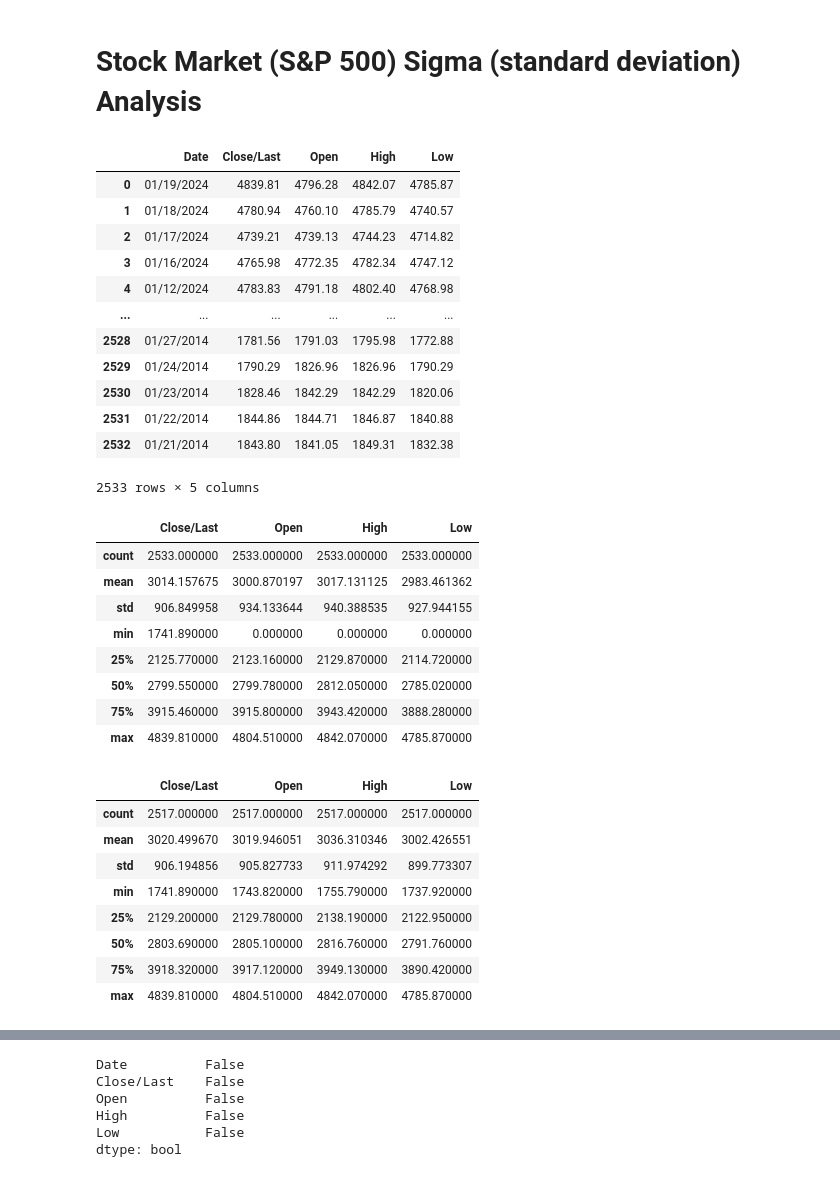
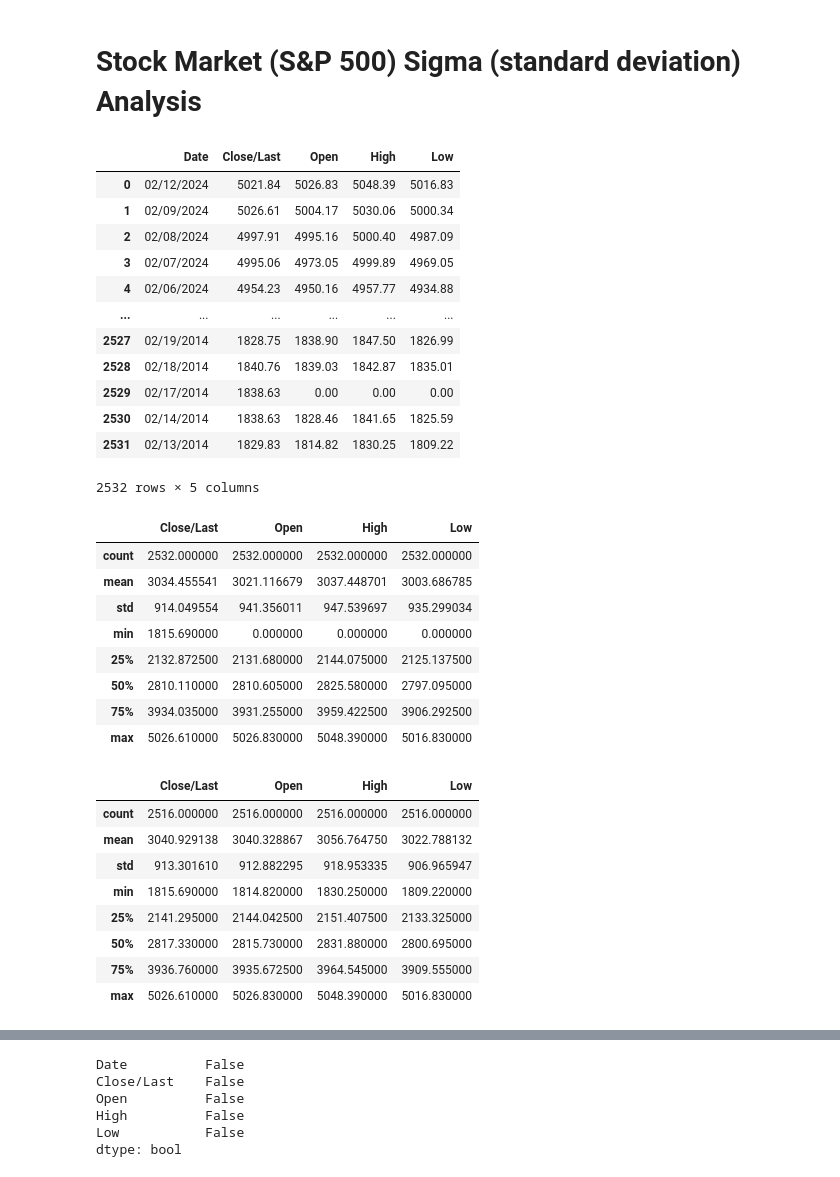
Before and after one commit to JohnBroberg/StockMarketSigma, a Jupyter notebook: StockMarketSigma.ipynb, the cells around one changed output, grey strips where cells are left out. Cells and saved outputs as stored; diff of their text form; code cells hidden in the pictures.

```diff
--- a/StockMarketSigma.ipynb
+++ b/StockMarketSigma.ipynb
@@ -4,58 +4,58 @@
 #created by John Broberg on 2022-05-29
 #inspired by "LET THE WILD RUMPUS BEGIN" by JEREMY GRANTHAM of GMO
 #ref. https://www.gmo.com/globalassets/articles/viewpoints/2022/gmo_let-the-wild-rumpus-begin_1-22.pdf
 
 #https://www.gmo.com/americas/research-library/entering-the-superbubbles-final-act/
 #"...superbubbles – 2.5 to 3 sigma events..."
 #"...ordinary 2 sigma bubbles..."
 #"Ordinary bubbles are, to us, those that reach a 2 sigma deviation from trend. Superbubbles reach 2.5 sigma or greater."
 
 #source data: https://www.nasdaq.com/market-activity/index/spx/historical
 
 #cd
 #cd git/StockMarketSigma
 #git pull https://github.com/JohnBroberg/StockMarketSigma.git
 
 #Get trendline equation
 #https://stackoverflow.com/questions/49460596/add-trendline-with-equation-in-2d-array
 #https://stackoverflow.com/questions/26447191/how-to-add-trendline-in-python-matplotlib-dot-scatter-graphs
 
 
 import pandas as pd
 import numpy as np
 import matplotlib.pyplot as plt
 import seaborn as sns
 
-data = 'HistoricalData_1705883392216.csv'
+data = 'HistoricalData_1707877102636.csv'
 df = pd.read_csv(data)
 
 df
 # %% [output]
 |  | Date | Close/Last | Open | High | Low |
-| 0 | 01/19/2024 | 4839.81 | 4796.28 | 4842.07 | 4785.87 |
-| 1 | 01/18/2024 | 4780.94 | 4760.10 | 4785.79 | 4740.57 |
-| 2 | 01/17/2024 | 4739.21 | 4739.13 | 4744.23 | 4714.82 |
-| 3 | 01/16/2024 | 4765.98 | 4772.35 | 4782.34 | 4747.12 |
-| 4 | 01/12/2024 | 4783.83 | 4791.18 | 4802.40 | 4768.98 |
+| 0 | 02/12/2024 | 5021.84 | 5026.83 | 5048.39 | 5016.83 |
+| 1 | 02/09/2024 | 5026.61 | 5004.17 | 5030.06 | 5000.34 |
+| 2 | 02/08/2024 | 4997.91 | 4995.16 | 5000.40 | 4987.09 |
+| 3 | 02/07/2024 | 4995.06 | 4973.05 | 4999.89 | 4969.05 |
+| 4 | 02/06/2024 | 4954.23 | 4950.16 | 4957.77 | 4934.88 |
 | ... | ... | ... | ... | ... | ... |
-| 2528 | 01/27/2014 | 1781.56 | 1791.03 | 1795.98 | 1772.88 |
-| 2529 | 01/24/2014 | 1790.29 | 1826.96 | 1826.96 | 1790.29 |
-| 2530 | 01/23/2014 | 1828.46 | 1842.29 | 1842.29 | 1820.06 |
-| 2531 | 01/22/2014 | 1844.86 | 1844.71 | 1846.87 | 1840.88 |
-| 2532 | 01/21/2014 | 1843.80 | 1841.05 | 1849.31 | 1832.38 |
+| 2527 | 02/19/2014 | 1828.75 | 1838.90 | 1847.50 | 1826.99 |
+| 2528 | 02/18/2014 | 1840.76 | 1839.03 | 1842.87 | 1835.01 |
+| 2529 | 02/17/2014 | 1838.63 | 0.00 | 0.00 | 0.00 |
+| 2530 | 02/14/2014 | 1838.63 | 1828.46 | 1841.65 | 1825.59 |
+| 2531 | 02/13/2014 | 1829.83 | 1814.82 | 1830.25 | 1809.22 |
-2533 rows × 5 columns
+2532 rows × 5 columns
 # %%
 df.describe()
 # %% [output]
 |  | Close/Last | Open | High | Low |
-| count | 2533.000000 | 2533.000000 | 2533.000000 | 2533.000000 |
-| mean | 3014.157675 | 3000.870197 | 3017.131125 | 2983.461362 |
-| std | 906.849958 | 934.133644 | 940.388535 | 927.944155 |
-| min | 1741.890000 | 0.000000 | 0.000000 | 0.000000 |
-| 25% | 2125.770000 | 2123.160000 | 2129.870000 | 2114.720000 |
-| 50% | 2799.550000 | 2799.780000 | 2812.050000 | 2785.020000 |
-| 75% | 3915.460000 | 3915.800000 | 3943.420000 | 3888.280000 |
-| max | 4839.810000 | 4804.510000 | 4842.070000 | 4785.870000 |
+| count | 2532.000000 | 2532.000000 | 2532.000000 | 2532.000000 |
+| mean | 3034.455541 | 3021.116679 | 3037.448701 | 3003.686785 |
+| std | 914.049554 | 941.356011 | 947.539697 | 935.299034 |
+| min | 1815.690000 | 0.000000 | 0.000000 | 0.000000 |
+| 25% | 2132.872500 | 2131.680000 | 2144.075000 | 2125.137500 |
+| 50% | 2810.110000 | 2810.605000 | 2825.580000 | 2797.095000 |
+| 75% | 3934.035000 | 3931.255000 | 3959.422500 | 3906.292500 |
+| max | 5026.610000 | 5026.830000 | 5048.390000 | 5016.830000 |
 # %%
 #remove holidays (Open == 0)
 
@@ -63,14 +63,14 @@ df = df.loc[~(df['Open']==0)]
 df.describe()
 # %% [output]
 |  | Close/Last | Open | High | Low |
-| count | 2517.000000 | 2517.000000 | 2517.000000 | 2517.000000 |
-| mean | 3020.499670 | 3019.946051 | 3036.310346 | 3002.426551 |
-| std | 906.194856 | 905.827733 | 911.974292 | 899.773307 |
-| min | 1741.890000 | 1743.820000 | 1755.790000 | 1737.920000 |
-| 25% | 2129.200000 | 2129.780000 | 2138.190000 | 2122.950000 |
-| 50% | 2803.690000 | 2805.100000 | 2816.760000 | 2791.760000 |
-| 75% | 3918.320000 | 3917.120000 | 3949.130000 | 3890.420000 |
-| max | 4839.810000 | 4804.510000 | 4842.070000 | 4785.870000 |
+| count | 2516.000000 | 2516.000000 | 2516.000000 | 2516.000000 |
+| mean | 3040.929138 | 3040.328867 | 3056.764750 | 3022.788132 |
+| std | 913.301610 | 912.882295 | 918.953335 | 906.965947 |
+| min | 1815.690000 | 1814.820000 | 1830.250000 | 1809.220000 |
+| 25% | 2141.295000 | 2144.042500 | 2151.407500 | 2133.325000 |
+| 50% | 2817.330000 | 2815.730000 | 2831.880000 | 2800.695000 |
+| 75% | 3936.760000 | 3935.672500 | 3964.545000 | 3909.555000 |
+| max | 5026.610000 | 5026.830000 | 5048.390000 | 5016.830000 |
 # %%
 df.info()
 # %% [output]
```
Also changed, not shown: parts of 13 cells of this notebook, 2 other files.
